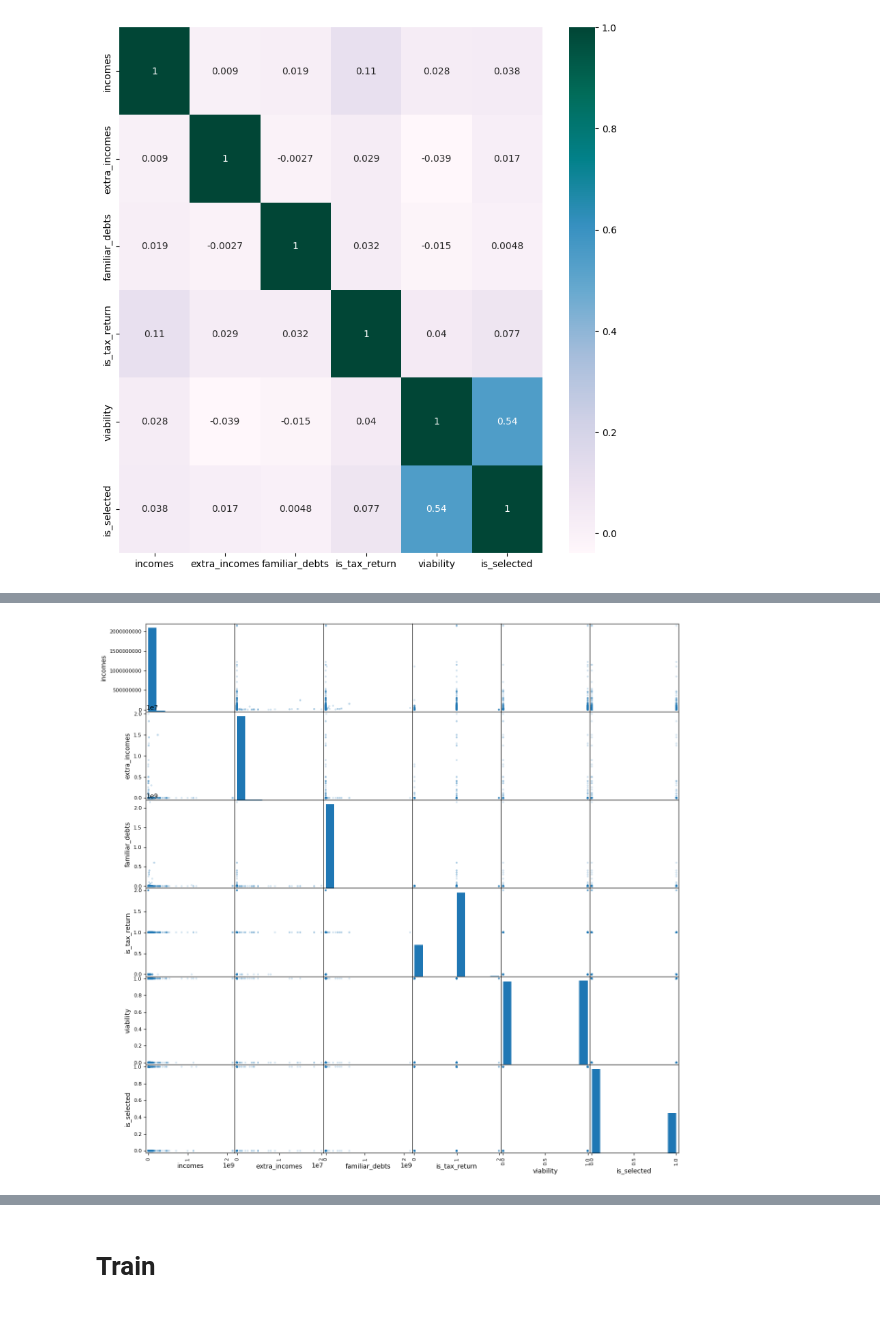
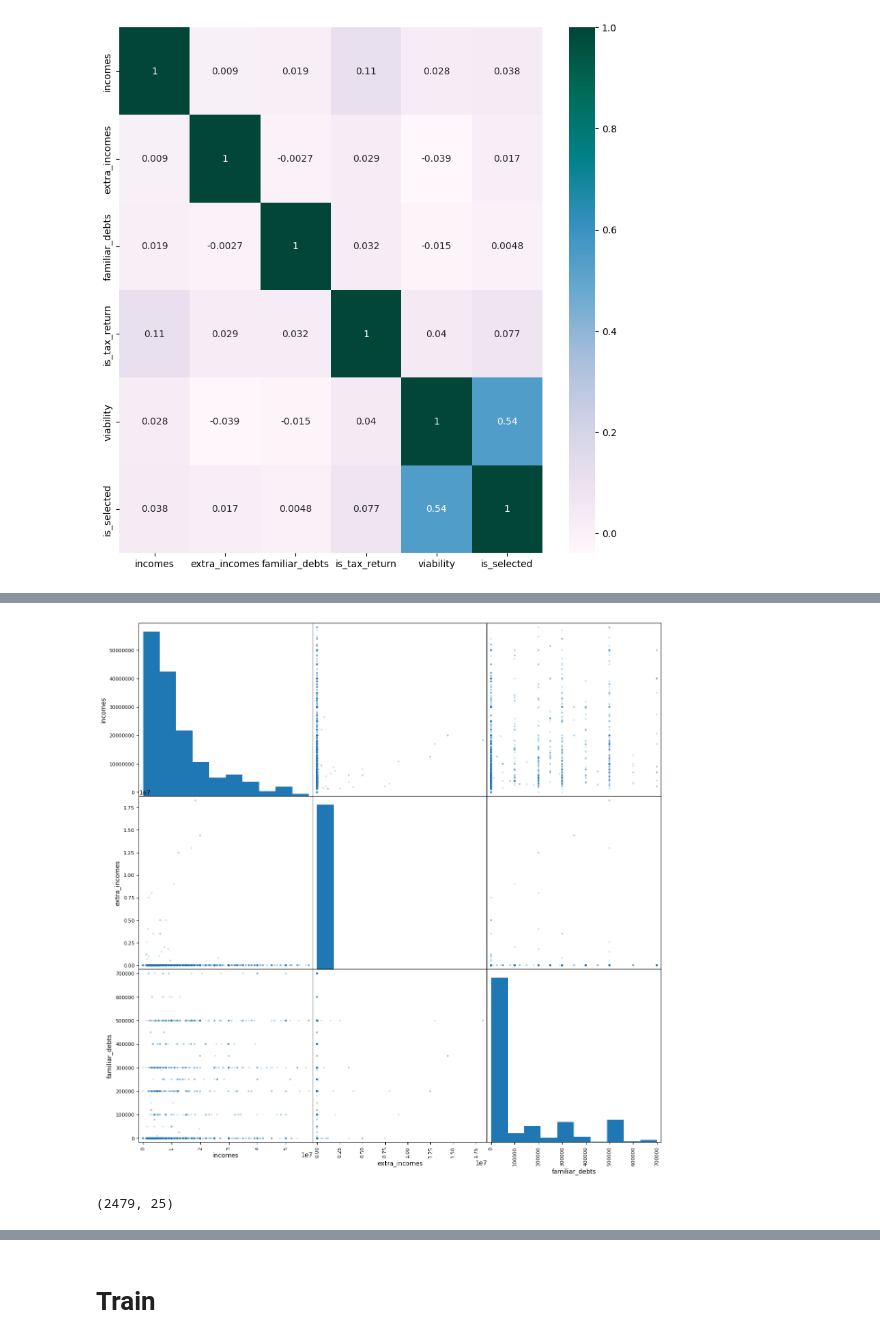
Before and after one commit to alejomaar/habi, a Jupyter notebook: prediction.ipynb, the cells around one changed output, grey strips where cells are left out. Cells and saved outputs as stored; diff of their text form; code cells hidden in the pictures.

```diff
--- a/prediction.ipynb
+++ b/prediction.ipynb
@@ -274,5 +278,9 @@ hm=sns.heatmap((new_df[['incomes','extra_incomes','familiar_debts','is_tax_retur
 # %%
-pd.plotting.scatter_matrix(new_df[['incomes','extra_incomes','familiar_debts','is_tax_return','viability','is_selected']], alpha=0.2,figsize=(15,15))
+pd.plotting.scatter_matrix(out_df[['incomes','extra_incomes','familiar_debts']], alpha=0.2,figsize=(15,15))
 print()
 # %% [output]
-[figure, old version]
+[figure, new version]
+# %%
+new_df.shape
+# %% [output]
+(2479, 25)
```
Also changed, not shown: parts of 17 cells of this notebook.
